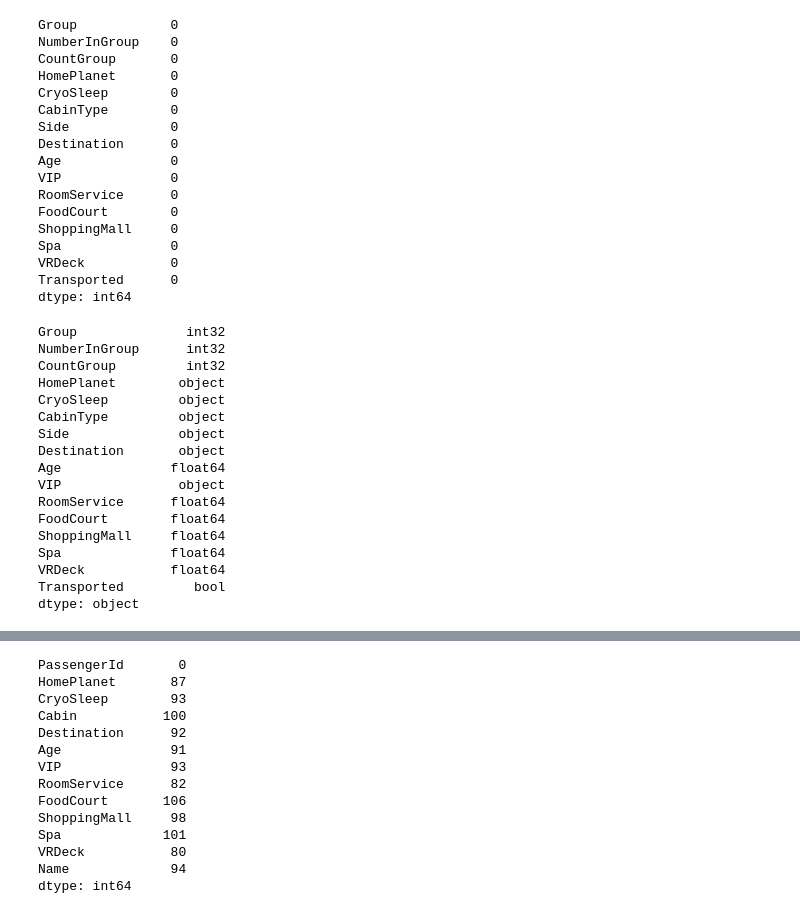
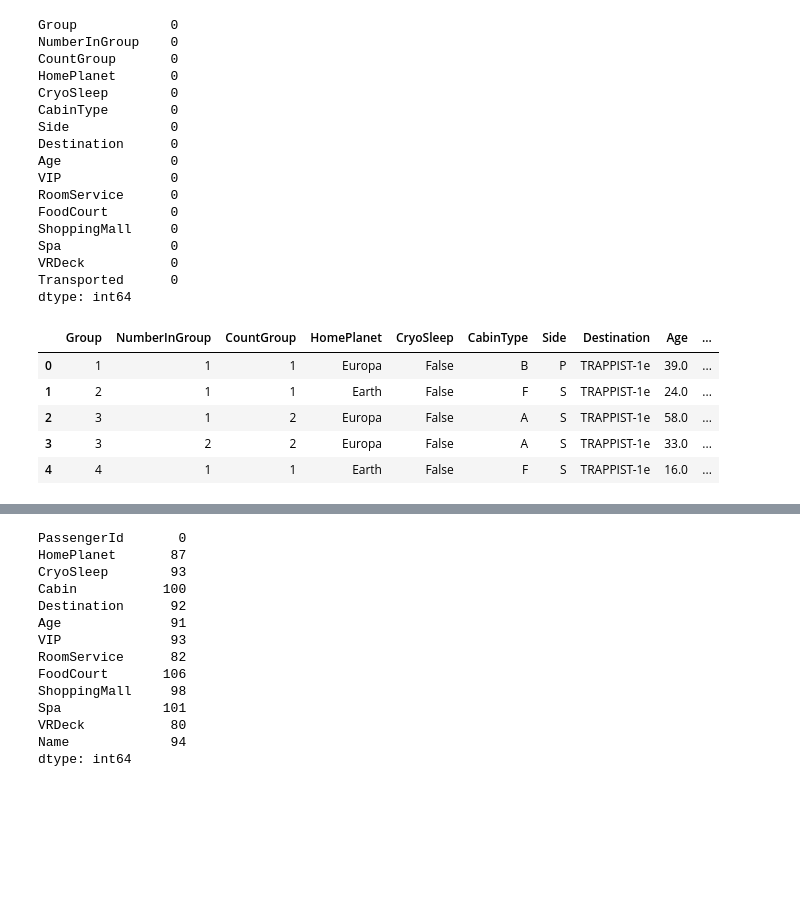
Before and after one commit to taniamvitoria/SpaceshipTitanic, a Jupyter notebook: SpaceshipTitanic.ipynb, the cells around one changed output, grey strips where cells are left out. Drawn from its saved outputs; the diff is of its cells as text; code cells hidden in the pictures; blank space fills up the shorter version.

```diff
--- a/SpaceshipTitanic.ipynb
+++ b/SpaceshipTitanic.ipynb
@@ -291,23 +328,17 @@ Spa              0
 VRDeck           0
 Transported      0
 dtype: int64
+# %%
+#Transforma la variable booleana en numèrica ( 0 y 1)
+label_encoder = LabelEncoder()
+
+df['Transported'] = label_encoder.fit_transform(df['Transported'])
 # %%
-df.dtypes
+df.head()
 # %% [output]
-Group              int32
-NumberInGroup      int32
-CountGroup         int32
-HomePlanet        object
-CryoSleep         object
-CabinType         object
-Side              object
-Destination       object
-Age              float64
-VIP               object
-RoomService      float64
-FoodCourt        float64
-ShoppingMall     float64
-Spa              float64
-VRDeck           float64
-Transported         bool
-dtype: object
+|  | Group | NumberInGroup | CountGroup | HomePlanet | CryoSleep | CabinType | Side | Destination | Age | ... |
+| 0 | 1 | 1 | 1 | Europa | False | B | P | TRAPPIST-1e | 39.0 | ... |
+| 1 | 2 | 1 | 1 | Earth | False | F | S | TRAPPIST-1e | 24.0 | ... |
+| 2 | 3 | 1 | 2 | Europa | False | A | S | TRAPPIST-1e | 58.0 | ... |
+| 3 | 3 | 2 | 2 | Europa | False | A | S | TRAPPIST-1e | 33.0 | ... |
+| 4 | 4 | 1 | 1 | Earth | False | F | S | TRAPPIST-1e | 16.0 | ... |
```
Also changed, not shown: parts of 54 cells of this notebook.
